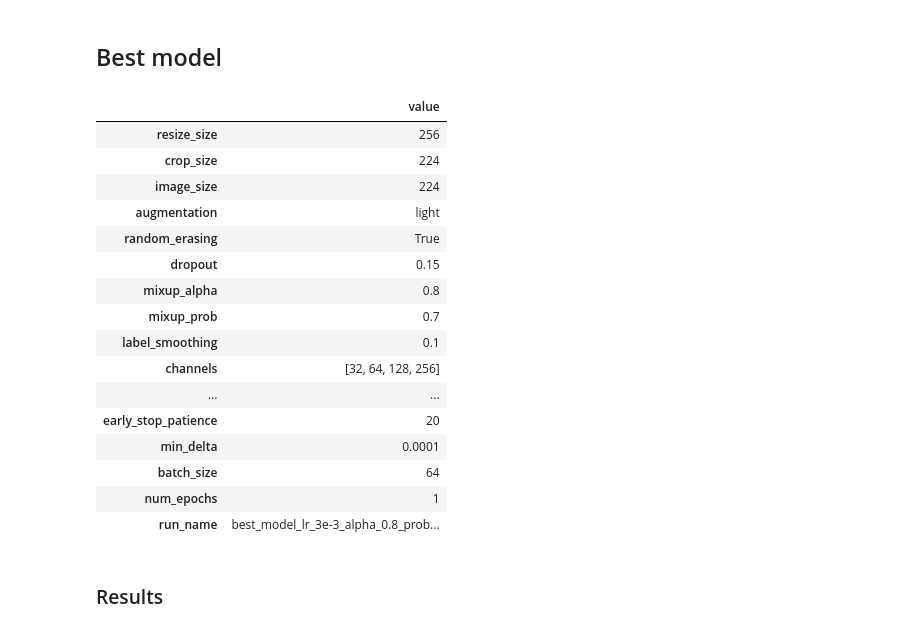
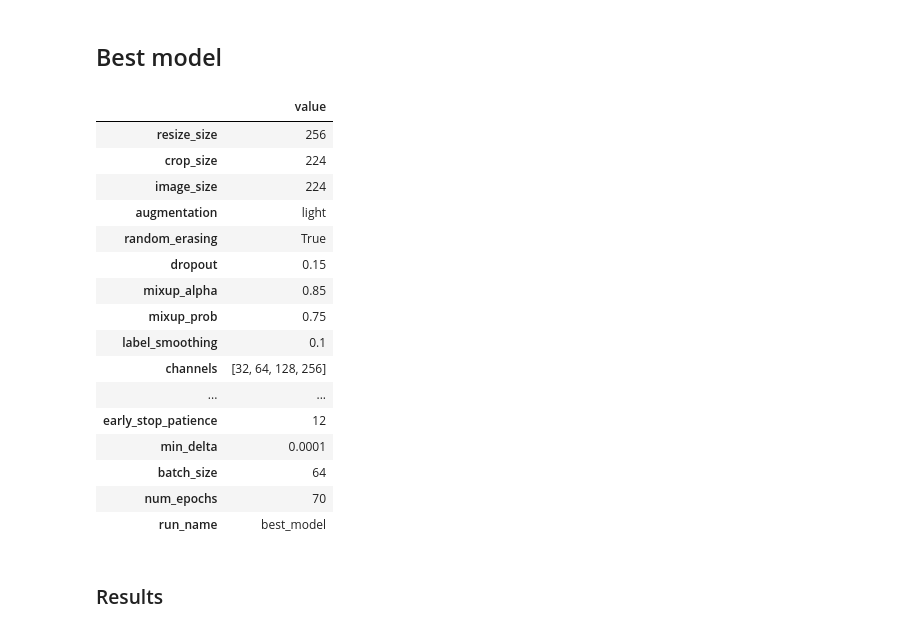
Before and after one commit to mohamadch91/UNIBO_IPCV_Image_classification, a Jupyter notebook: assignment_module_two.ipynb, the cells around one changed output. Saved outputs shown, nothing was run; the diff lists cells and outputs as text; code cells hidden in the pictures.

```diff
--- a/assignment_module_two.ipynb
+++ b/assignment_module_two.ipynb
@@ -106,6 +106,7 @@ path_outputs = path_default / Path("outputs")
 path_ckpts = path_default / path_outputs / "ckpts"
 path_histories = path_outputs / "histories"
 path_plots = path_outputs / "plots"
+path_summaries = path_outputs / "summaries"
 
 # check if paths not exist make it
 if not path_default.exists():
@@ -120,6 +121,9 @@ if not path_histories.exists():
     path_histories.mkdir()
 if not path_plots.exists():
     path_plots.mkdir()
+if not path_summaries.exists():
+    path_summaries.mkdir()
+
 # Global flags to control the flow of the notebook
 DOWNLOAD_DATA = True
 RUN_TRAINING = True
@@ -138,8 +142,8 @@ cfg = {
     "augmentation": "light",
     "random_erasing": True,
     "dropout": 0.15,
-    "mixup_alpha": 0.8,
-    "mixup_prob": 0.8,
+    "mixup_alpha": 0.85,
+    "mixup_prob": 0.75,
     "label_smoothing": 0.1,
 
     # model configs
@@ -863,40 +867,26 @@ def get_custom_cnn(num_classes: int, cfg: Dict[str, Any]) -> nn.Module:
 ## Best model
 # %%
 cfg_part1 = copy.deepcopy(cfg)
-cfg_part1["run_name"] = "best_model_lr_3e-3_alpha_0.8_prob_0.7_epoch_70_droput_0.15_wd_5e-d_ls_0.1_ch"
-cfg_part1["channels"] = [32,64, 128, 256]
-cfg_part1["use_batch_norm"] = True
-cfg_part1["dropout"] = 0.15
-cfg_part1["num_epochs"] = 1
-cfg_part1["batch_size"] = 64
-cfg_part1["mixup_alpha"] = 0.8
-cfg_part1["mixup_prob"] = 0.7
-cfg_part1["label_smoothing"] = 0.1
-cfg_part1["early_stop_patience"] = 20
-cfg_part1["augmentation"] = "light"
-cfg_part1["lr"] = 3e-3
-cfg_part1["wd"] = 5e-4
-
-
+cfg_part1["run_name"] = "best_model"
 pd.DataFrame.from_dict(cfg_part1, orient="index", columns=["value"])
 # %% [output]
 |  | value |
 | resize_size | 256 |
 | crop_size | 224 |
 | image_size | 224 |
 | augmentation | light |
 | random_erasing | True |
 | dropout | 0.15 |
-| mixup_alpha | 0.8 |
-| mixup_prob | 0.7 |
+| mixup_alpha | 0.85 |
+| mixup_prob | 0.75 |
 | label_smoothing | 0.1 |
 | channels | [32, 64, 128, 256] |
 | ... | ... |
-| early_stop_patience | 20 |
+| early_stop_patience | 12 |
 | min_delta | 0.0001 |
 | batch_size | 64 |
-| num_epochs | 1 |
-| run_name | best_model_lr_3e-3_alpha_0.8_prob... |
+| num_epochs | 70 |
+| run_name | best_model |
 # %% [markdown]
 ### Results
 # %%
```
Also changed, not shown: parts of 8 cells of this notebook, 27 other files.
